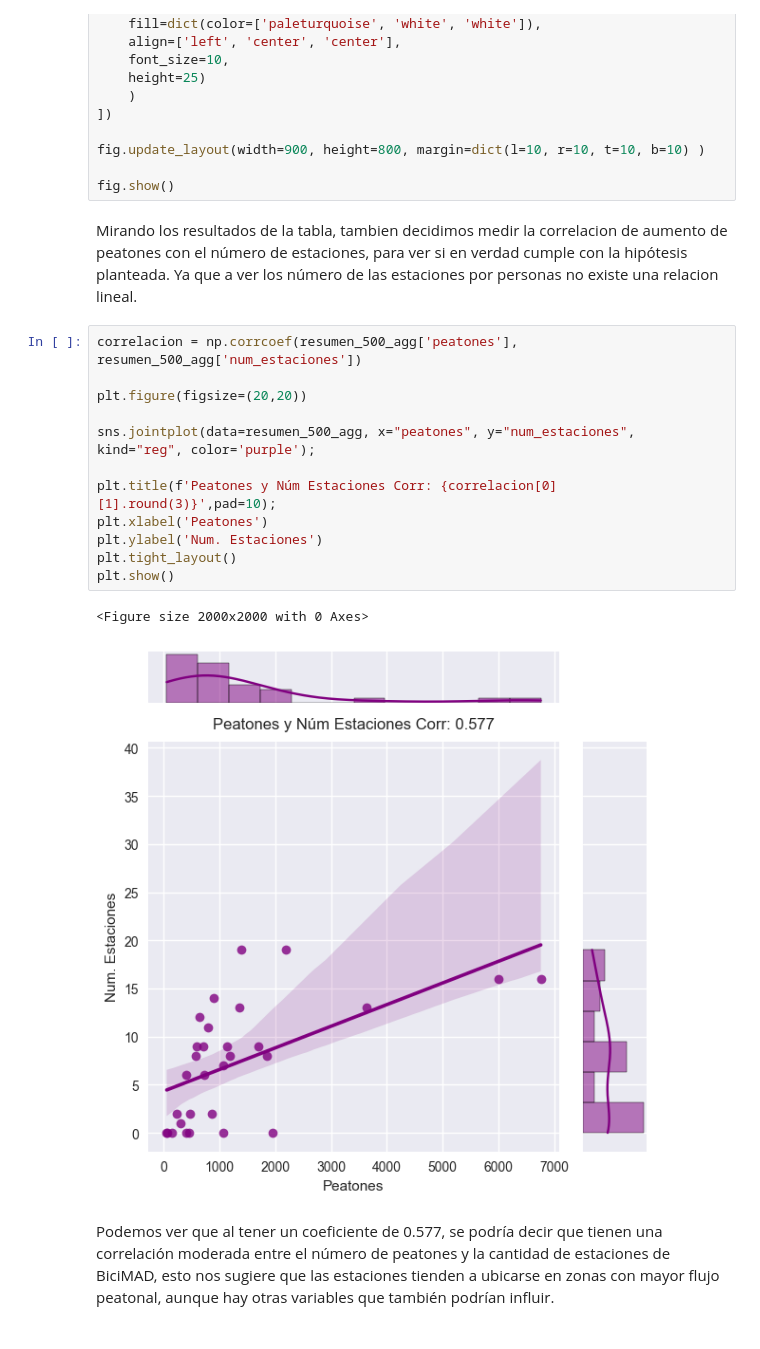
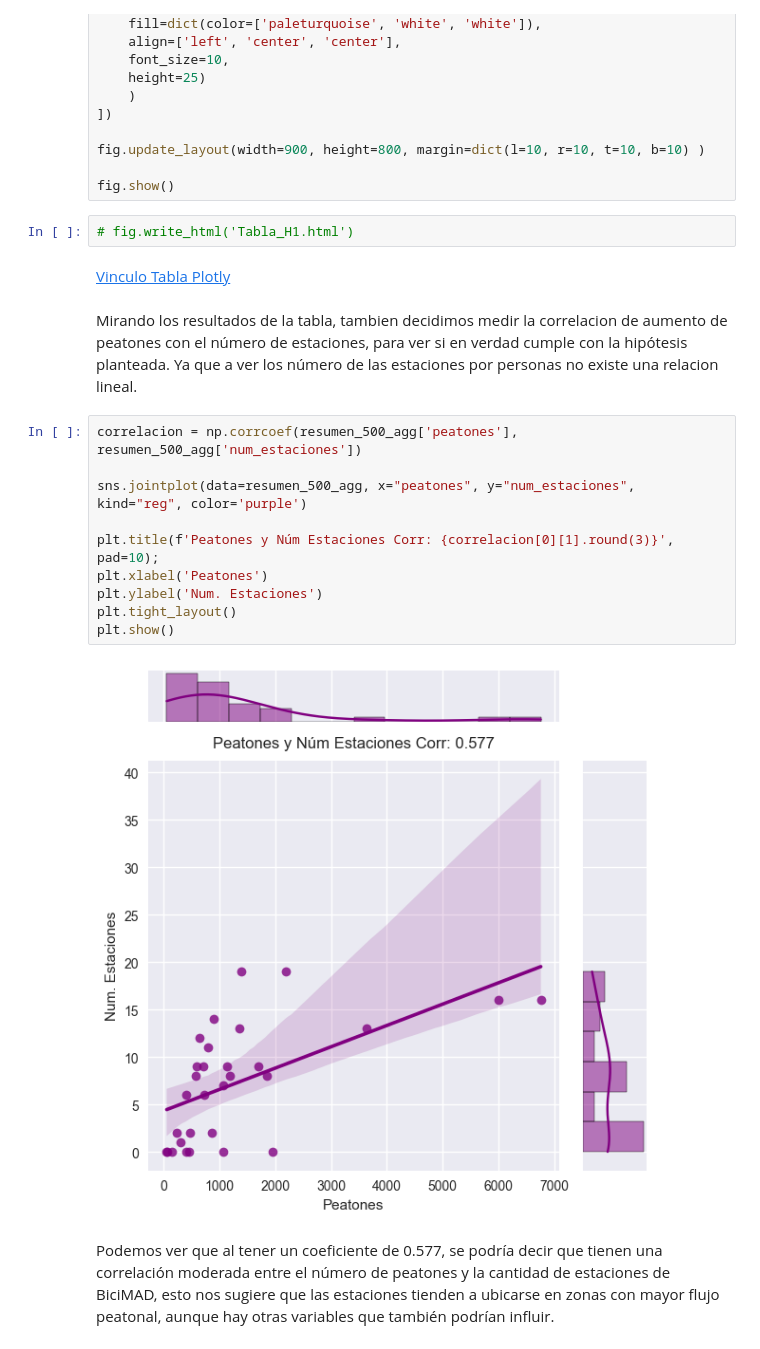
Before and after one commit to Krvelez92/EDA-BICIMAD, a Jupyter notebook: src/memoria.ipynb, the cells around one changed output. Saved outputs shown, nothing was run; the diff lists cells and outputs as text.

Commit message:
Incluir html

```diff
--- a/src/memoria.ipynb
+++ b/src/memoria.ipynb
@@ -431,23 +431,24 @@ fig = go.Figure(data=[go.Table(
 fig.update_layout(width=900, height=800, margin=dict(l=10, r=10, t=10, b=10) )
 
 fig.show()
+# %%
+# fig.write_html('Tabla_H1.html')
+# %% [markdown]
+[Vinculo Tabla Plotly](../imagenes/Tabla_H1.html)
 # %% [markdown]
 Mirando los resultados de la tabla, tambien decidimos medir la correlacion de aumento de peatones con el número de estaciones, para ver si en verdad cumple con la hipótesis planteada. Ya que a ver los número de las estaciones por personas no existe una relacion lineal.
 # %%
 correlacion = np.corrcoef(resumen_500_agg['peatones'], resumen_500_agg['num_estaciones'])
 
-plt.figure(figsize=(20,20))
+sns.jointplot(data=resumen_500_agg, x="peatones", y="num_estaciones", kind="reg", color='purple')
 
-sns.jointplot(data=resumen_500_agg, x="peatones", y="num_estaciones", kind="reg", color='purple');
-
-plt.title(f'Peatones y Núm Estaciones Corr: {correlacion[0][1].round(3)}',pad=10);
+plt.title(f'Peatones y Núm Estaciones Corr: {correlacion[0][1].round(3)}', pad=10);
 plt.xlabel('Peatones')
 plt.ylabel('Num. Estaciones')
 plt.tight_layout()
 plt.show()
 # %% [output]
-<Figure size 2000x2000 with 0 Axes>
-[figure, old version]
+[figure, new version]
 # %% [markdown]
 Podemos ver que al tener un coeficiente de 0.577, se podría decir que tienen una correlación moderada entre el número de peatones y la cantidad de estaciones de BiciMAD, esto nos sugiere que las estaciones tienden a ubicarse en zonas con mayor flujo peatonal, aunque hay otras variables que también podrían influir.
 # %%
```
Also changed, not shown: parts of 3 cells of this notebook, 3 other files.
